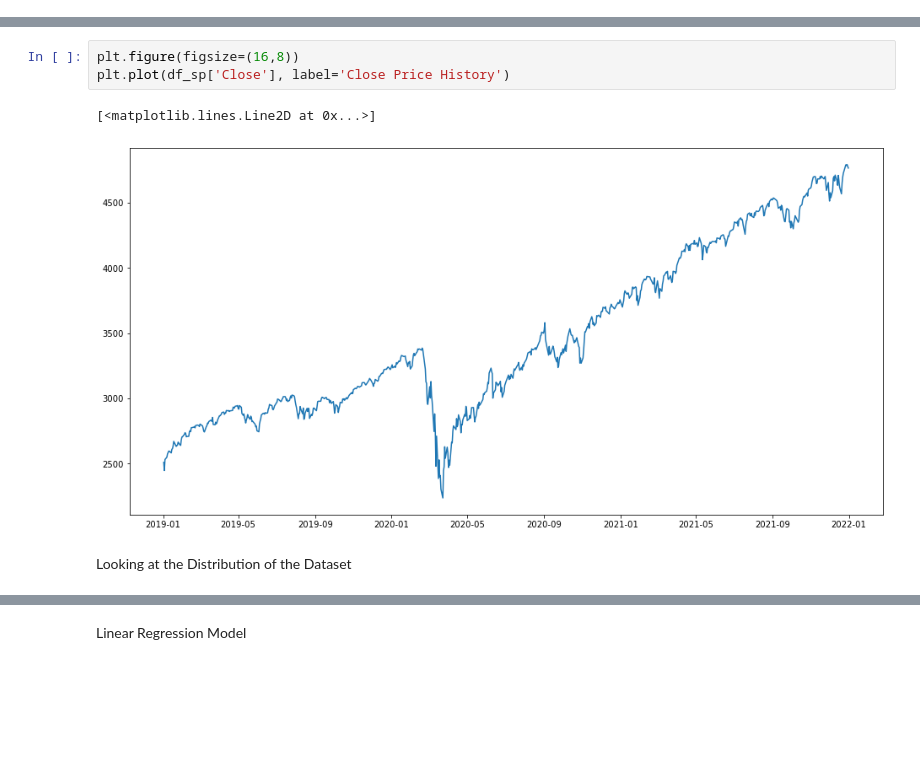
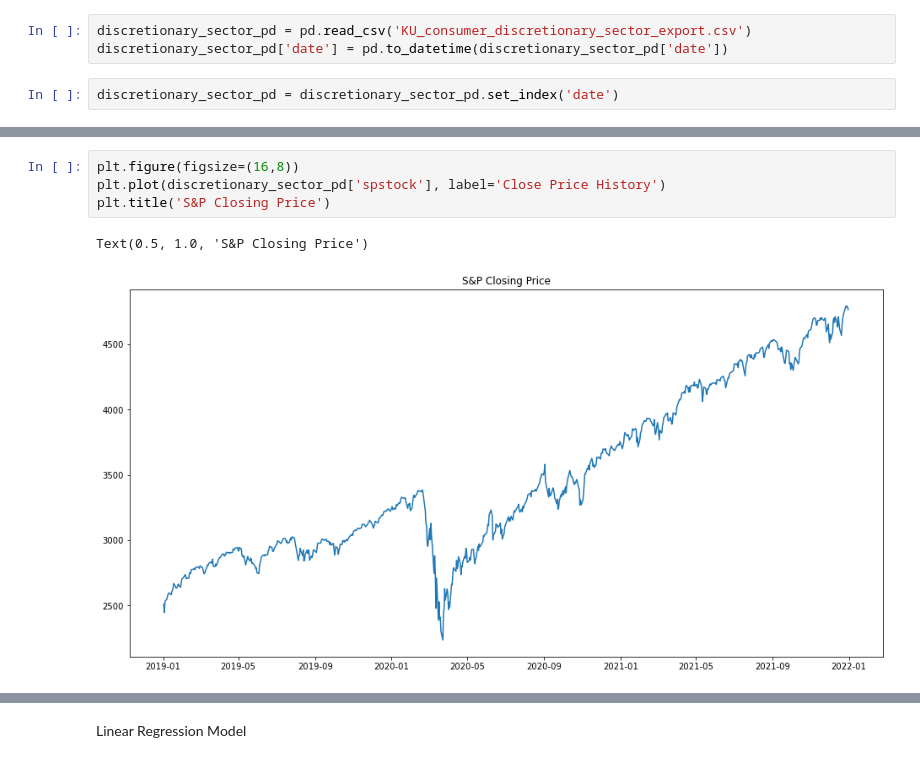
Before and after one commit to Roark23/Final_Project, a Jupyter notebook: ML_Nike.ipynb, the cells around one changed output, grey strips where cells are left out. Cells and saved outputs as stored; diff of their text form; blank space fills up the shorter version.

```diff
--- a/ML_Nike.ipynb
+++ b/ML_Nike.ipynb
@@ -32,0 +17,5 @@ Plotting Closing Price to visualize
+# %%
+discretionary_sector_pd = pd.read_csv('KU_consumer_discretionary_sector_export.csv')
+discretionary_sector_pd['date'] = pd.to_datetime(discretionary_sector_pd['date'])
+# %%
+discretionary_sector_pd = discretionary_sector_pd.set_index('date')
@@ -40,8 +32,7 @@ plt.plot(df_nike['Close'], label='Close Price History')
 # %%
 plt.figure(figsize=(16,8))
-plt.plot(df_sp['Close'], label='Close Price History')
+plt.plot(discretionary_sector_pd['spstock'], label='Close Price History')
+plt.title('S&P Closing Price')
 # %% [output]
-[<matplotlib.lines.Line2D at 0x...>]
+Text(0.5, 1.0, 'S&P Closing Price')
-[figure, old version]
+[figure, new version]
-# %% [markdown]
-Looking at the Distribution of the Dataset
```
Also changed, not shown: parts of 62 cells of this notebook.
